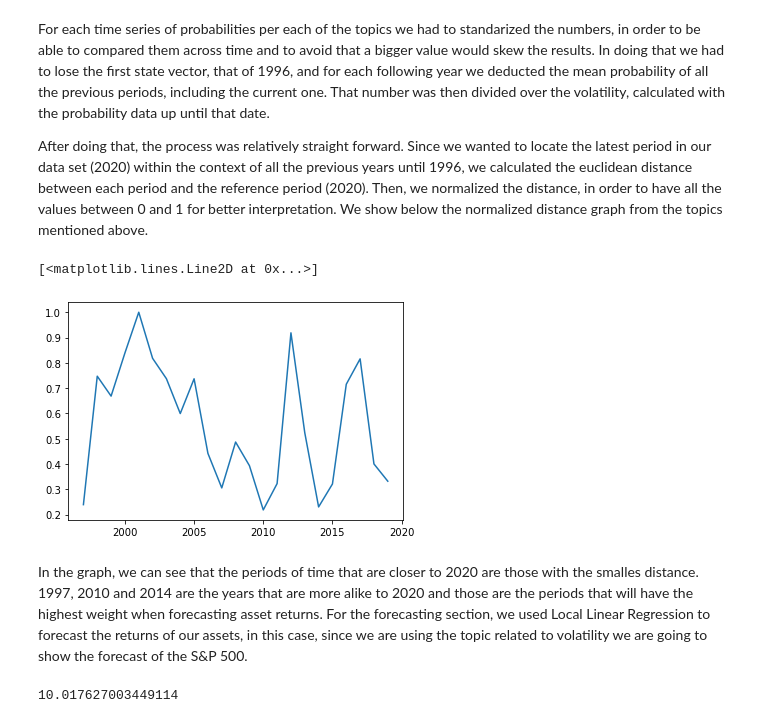
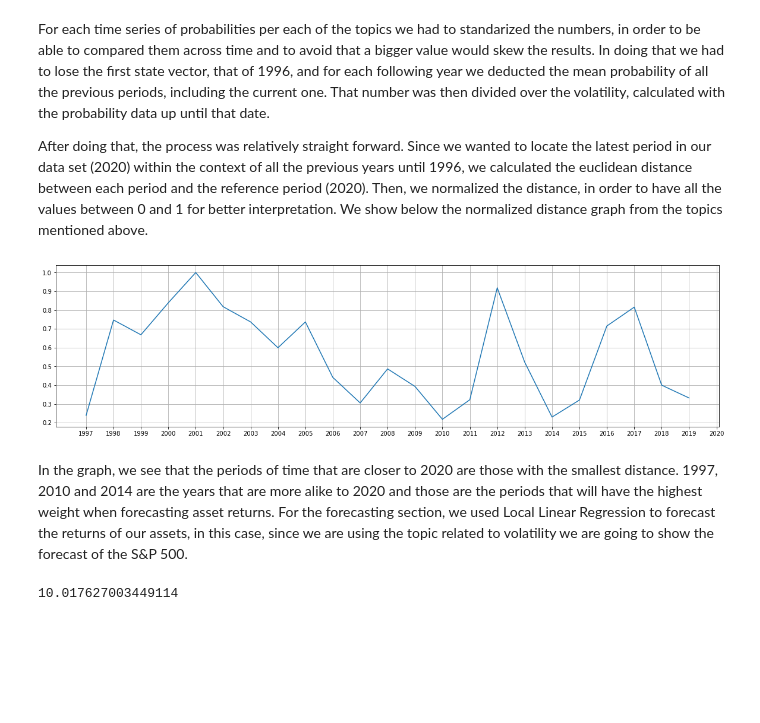
Before and after one commit to mehasadasivam/NLP, a Jupyter notebook: Final Project Summary Notebook.ipynb, the cells around one changed output. Drawn from its saved outputs; the diff is of its cells as text; code cells hidden in the pictures; blank space fills up the shorter version.

```diff
--- a/Final Project Summary Notebook.ipynb
+++ b/Final Project Summary Notebook.ipynb
@@ -654,12 +654,15 @@ norm_dista = pd.read_csv('normalized_distance.csv')
 # %%
 years = np.linspace(1997,2020,24)
 # %%
+plt.figure(figsize=(20,5))
 plt.plot(years[:-1],norm_dista['0'].values[:-1])
+plt.xticks(years)
+plt.grid()
+plt.show()
 # %% [output]
-[<matplotlib.lines.Line2D at 0x...>]
-[figure, old version]
+[figure, new version]
 # %% [markdown]
-In the graph, we can see that the periods of time that are closer to 2020 are those with the smalles distance. 1997, 2010 and 2014 are the years that are more alike to 2020 and those are the periods that will have the highest weight when forecasting asset returns. For the forecasting section, we used Local Linear Regression to forecast the returns of our assets, in this case, since we are using the topic related to volatility we are going to show the forecast of the S&P 500.
+In the graph, we see that the periods of time that are closer to 2020 are those with the smallest distance. 1997, 2010 and 2014 are the years that are more alike to 2020 and those are the periods that will have the highest weight when forecasting asset returns. For the forecasting section, we used Local Linear Regression to forecast the returns of our assets, in this case, since we are using the topic related to volatility we are going to show the forecast of the S&P 500.
 # %%
 returns = pd.read_csv('returns.csv')
 # %%
```
Also changed, not shown: 9 other files.
